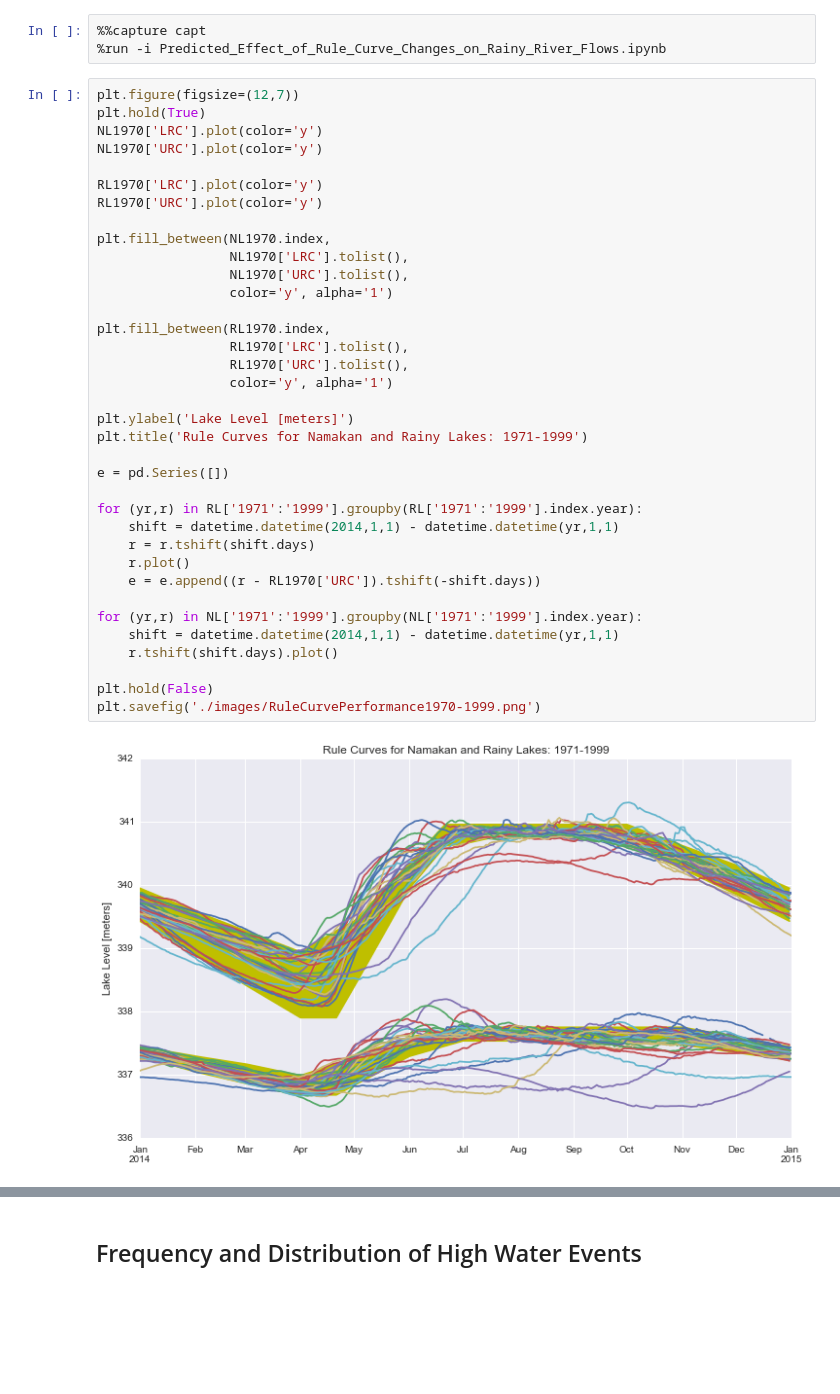
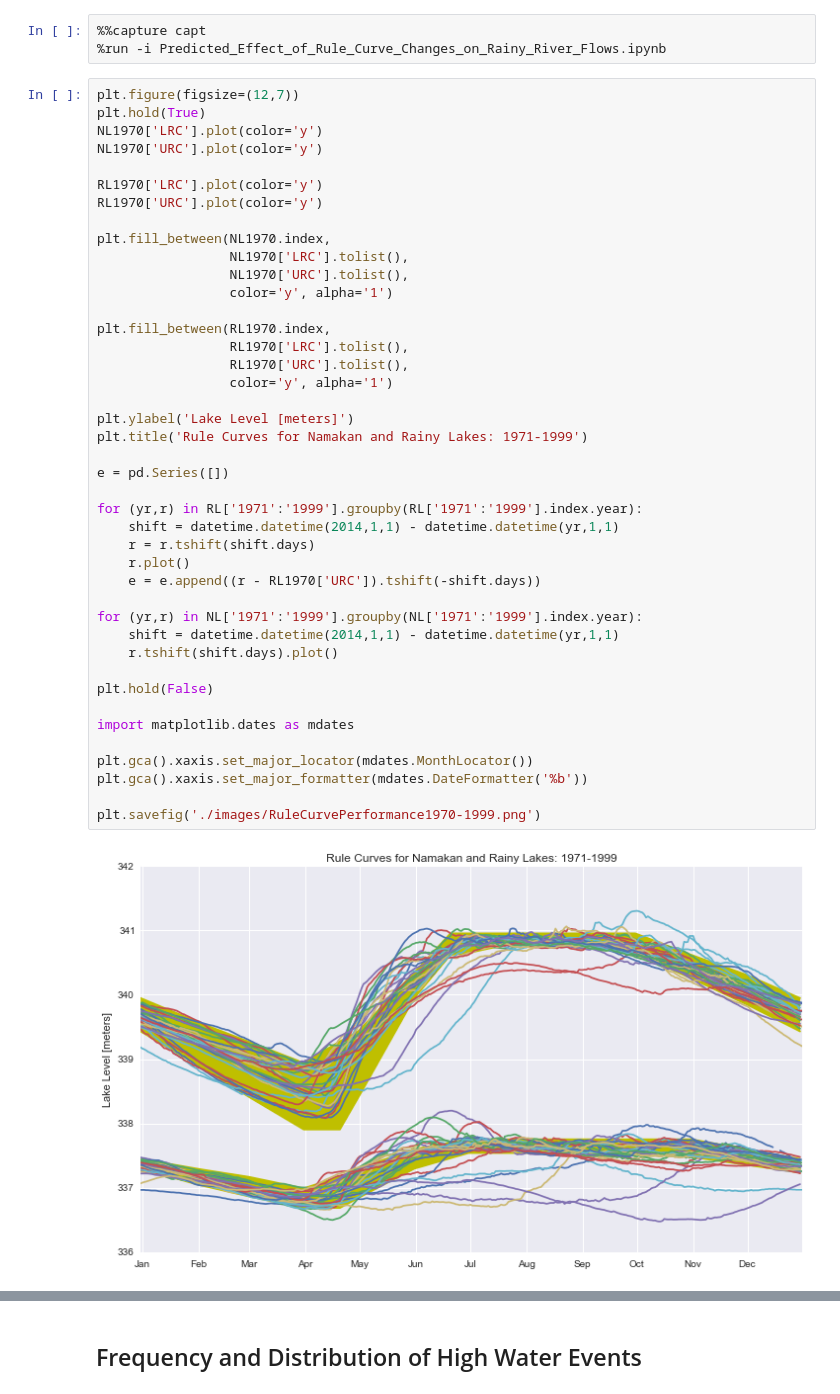
Before and after one commit to kmcgarry7/Rainy-Lake-Hydrology, a Jupyter notebook: Namakan_and_Rainy_Lake_Water_Levels_1970-2010.ipynb, the cells around one changed output, grey strips where cells are left out. Drawn from its saved outputs; the diff is of its cells as text; blank space fills up the shorter version.

```diff
--- a/Namakan_and_Rainy_Lake_Water_Levels_1970-2010.ipynb
+++ b/Namakan_and_Rainy_Lake_Water_Levels_1970-2010.ipynb
@@ -59,34 +59,40 @@ RL1970['LRC'].plot(color='y')
 RL1970['URC'].plot(color='y')
 
 plt.fill_between(NL1970.index,
                  NL1970['LRC'].tolist(),
                  NL1970['URC'].tolist(),
                  color='y', alpha='1')
 
 plt.fill_between(RL1970.index,
                  RL1970['LRC'].tolist(),
                  RL1970['URC'].tolist(),
                  color='y', alpha='1')
 
 plt.ylabel('Lake Level [meters]')
 plt.title('Rule Curves for Namakan and Rainy Lakes: 1971-1999')
 
 e = pd.Series([])
 
 for (yr,r) in RL['1971':'1999'].groupby(RL['1971':'1999'].index.year):
     shift = datetime.datetime(2014,1,1) - datetime.datetime(yr,1,1)
     r = r.tshift(shift.days)
     r.plot()
     e = e.append((r - RL1970['URC']).tshift(-shift.days))
 
 for (yr,r) in NL['1971':'1999'].groupby(NL['1971':'1999'].index.year):
     shift = datetime.datetime(2014,1,1) - datetime.datetime(yr,1,1)
     r.tshift(shift.days).plot()
 
 plt.hold(False)
+
+import matplotlib.dates as mdates
+
+plt.gca().xaxis.set_major_locator(mdates.MonthLocator())
+plt.gca().xaxis.set_major_formatter(mdates.DateFormatter('%b'))
+
 plt.savefig('./images/RuleCurvePerformance1970-1999.png')
 # %% [output]
-[figure, old version]
+[figure, new version]
 # %%
 plt.figure(figsize=(12,7))
 plt.hold(True)
```
Also changed, not shown: parts of 1 cell of this notebook, 7 other files.
